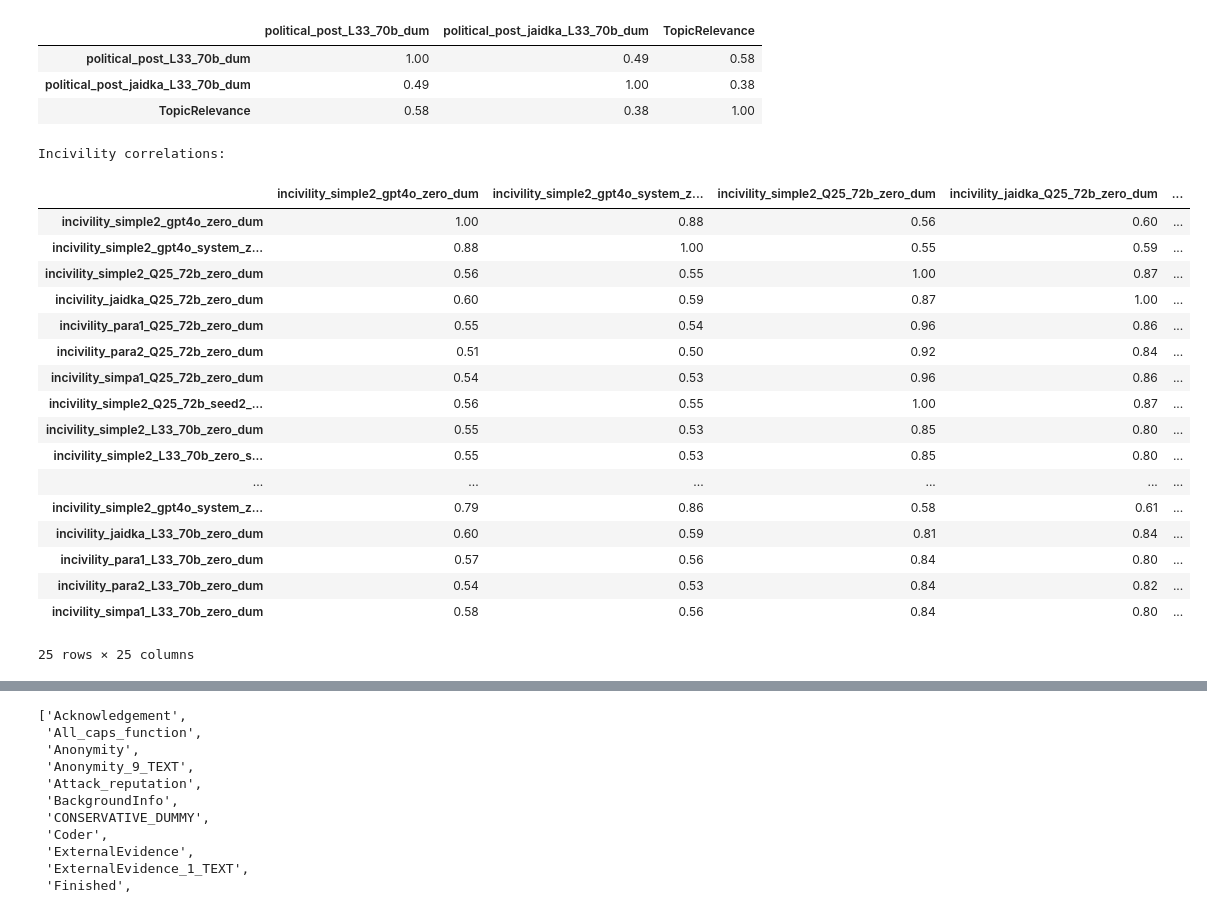
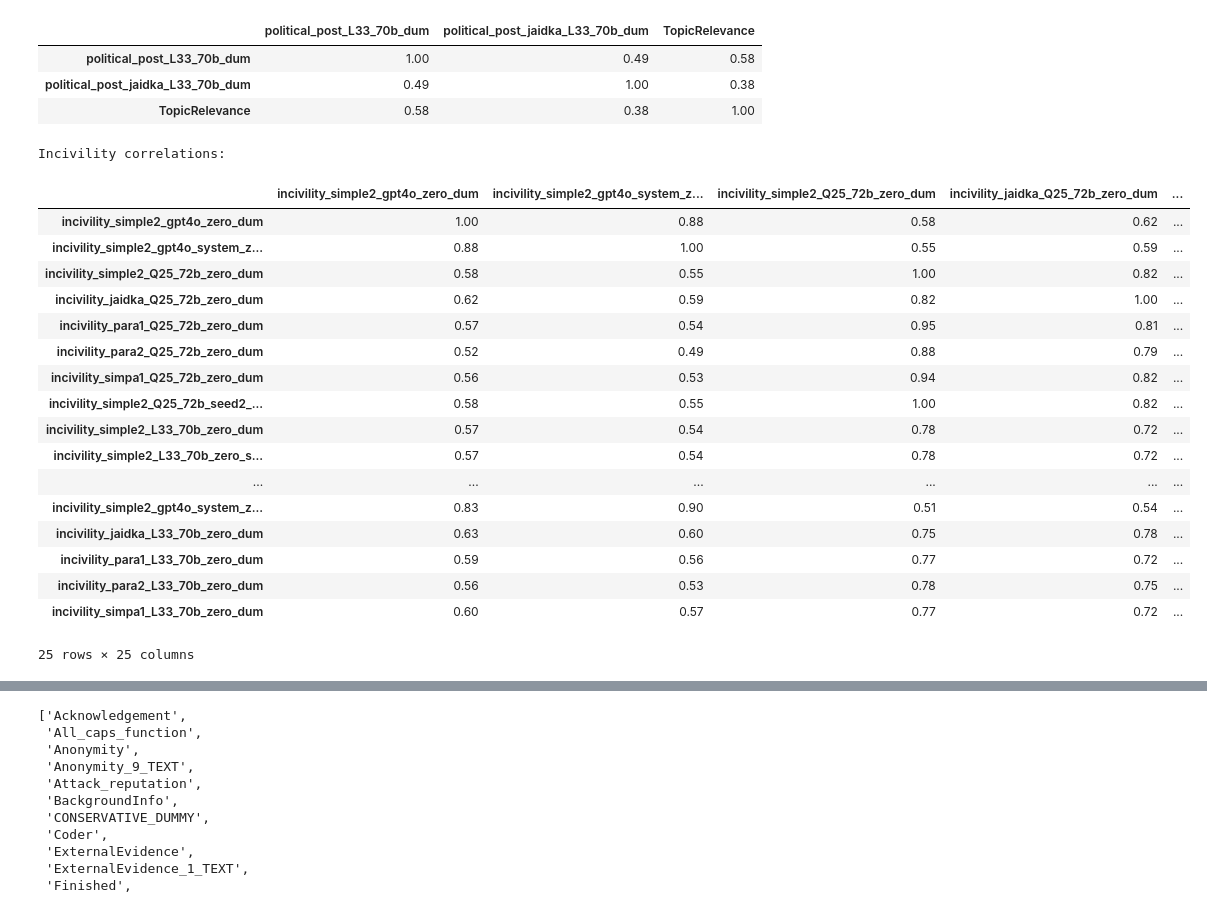
Before and after one commit to cl-trier/TWON-Exploration, a Jupyter notebook: 52--GLLM-annotation-bias-analysis.ipynb, the cells around one changed output, grey strips where cells are left out. Drawn from its saved outputs; the diff is of its cells as text; code cells hidden in the pictures.

```diff
--- a/52--GLLM-annotation-bias-analysis.ipynb
+++ b/52--GLLM-annotation-bias-analysis.ipynb
@@ -357,31 +361,31 @@ boukes.loc[:, ['political_post_L33_70b_dum', 'political_post_jaidka_L33_70b_dum'
 # %%
 #calculate correlations between the different models for all columns ending with _dum and containing 'incivility' in boukes, start with the gpt4o model and zero temperature::
 incivility_cols = [col for col in boukes.columns if 'incivility' in col]
 incivility_cols = [col for col in incivility_cols if col.endswith('_dum')]
 incivility_cols = [col for col in incivility_cols if 'gpt4o' in col or 'L33_70b' in col or 'L31_8b' in col or 'Q25_72b' in col or 'Q72b' in col]
 incivility_cols = [col for col in incivility_cols if 'zero' in col]
-incivility_corr = boukes[incivility_cols].corr(method='pearson').round(2)
+incivility_corr = boukes2024[incivility_cols].corr(method='pearson').round(2)
 print("Incivility correlations:")
 incivility_corr
 # %% [output]
 Incivility correlations:
 |  | incivility_simple2_gpt4o_zero_dum | incivility_simple2_gpt4o_system_z... | incivility_simple2_Q25_72b_zero_dum | incivility_jaidka_Q25_72b_zero_dum | ... |
-| incivility_simple2_gpt4o_zero_dum | 1.00 | 0.88 | 0.56 | 0.60 | ... |
+| incivility_simple2_gpt4o_zero_dum | 1.00 | 0.88 | 0.58 | 0.62 | ... |
 | incivility_simple2_gpt4o_system_z... | 0.88 | 1.00 | 0.55 | 0.59 | ... |
-| incivility_simple2_Q25_72b_zero_dum | 0.56 | 0.55 | 1.00 | 0.87 | ... |
-| incivility_jaidka_Q25_72b_zero_dum | 0.60 | 0.59 | 0.87 | 1.00 | ... |
-| incivility_para1_Q25_72b_zero_dum | 0.55 | 0.54 | 0.96 | 0.86 | ... |
-| incivility_para2_Q25_72b_zero_dum | 0.51 | 0.50 | 0.92 | 0.84 | ... |
-| incivility_simpa1_Q25_72b_zero_dum | 0.54 | 0.53 | 0.96 | 0.86 | ... |
-| incivility_simple2_Q25_72b_seed2_... | 0.56 | 0.55 | 1.00 | 0.87 | ... |
-| incivility_simple2_L33_70b_zero_dum | 0.55 | 0.53 | 0.85 | 0.80 | ... |
-| incivility_simple2_L33_70b_zero_s... | 0.55 | 0.53 | 0.85 | 0.80 | ... |
+| incivility_simple2_Q25_72b_zero_dum | 0.58 | 0.55 | 1.00 | 0.82 | ... |
+| incivility_jaidka_Q25_72b_zero_dum | 0.62 | 0.59 | 0.82 | 1.00 | ... |
+| incivility_para1_Q25_72b_zero_dum | 0.57 | 0.54 | 0.95 | 0.81 | ... |
+| incivility_para2_Q25_72b_zero_dum | 0.52 | 0.49 | 0.88 | 0.79 | ... |
+| incivility_simpa1_Q25_72b_zero_dum | 0.56 | 0.53 | 0.94 | 0.82 | ... |
+| incivility_simple2_Q25_72b_seed2_... | 0.58 | 0.55 | 1.00 | 0.82 | ... |
+| incivility_simple2_L33_70b_zero_dum | 0.57 | 0.54 | 0.78 | 0.72 | ... |
+| incivility_simple2_L33_70b_zero_s... | 0.57 | 0.54 | 0.78 | 0.72 | ... |
 | ... | ... | ... | ... | ... | ... |
-| incivility_simple2_gpt4o_system_z... | 0.79 | 0.86 | 0.58 | 0.61 | ... |
-| incivility_jaidka_L33_70b_zero_dum | 0.60 | 0.59 | 0.81 | 0.84 | ... |
-| incivility_para1_L33_70b_zero_dum | 0.57 | 0.56 | 0.84 | 0.80 | ... |
-| incivility_para2_L33_70b_zero_dum | 0.54 | 0.53 | 0.84 | 0.82 | ... |
-| incivility_simpa1_L33_70b_zero_dum | 0.58 | 0.56 | 0.84 | 0.80 | ... |
+| incivility_simple2_gpt4o_system_z... | 0.83 | 0.90 | 0.51 | 0.54 | ... |
+| incivility_jaidka_L33_70b_zero_dum | 0.63 | 0.60 | 0.75 | 0.78 | ... |
+| incivility_para1_L33_70b_zero_dum | 0.59 | 0.56 | 0.77 | 0.72 | ... |
+| incivility_para2_L33_70b_zero_dum | 0.56 | 0.53 | 0.78 | 0.75 | ... |
+| incivility_simpa1_L33_70b_zero_dum | 0.60 | 0.57 | 0.77 | 0.72 | ... |
 25 rows × 25 columns
 # %%
 #calculate correlations between the different models for all columns ending with _dum and containing 'incivility' in boukes, start with the gpt4o model and zero temperature::
```
Also changed, not shown: parts of 16 cells of this notebook, 4 other files.
